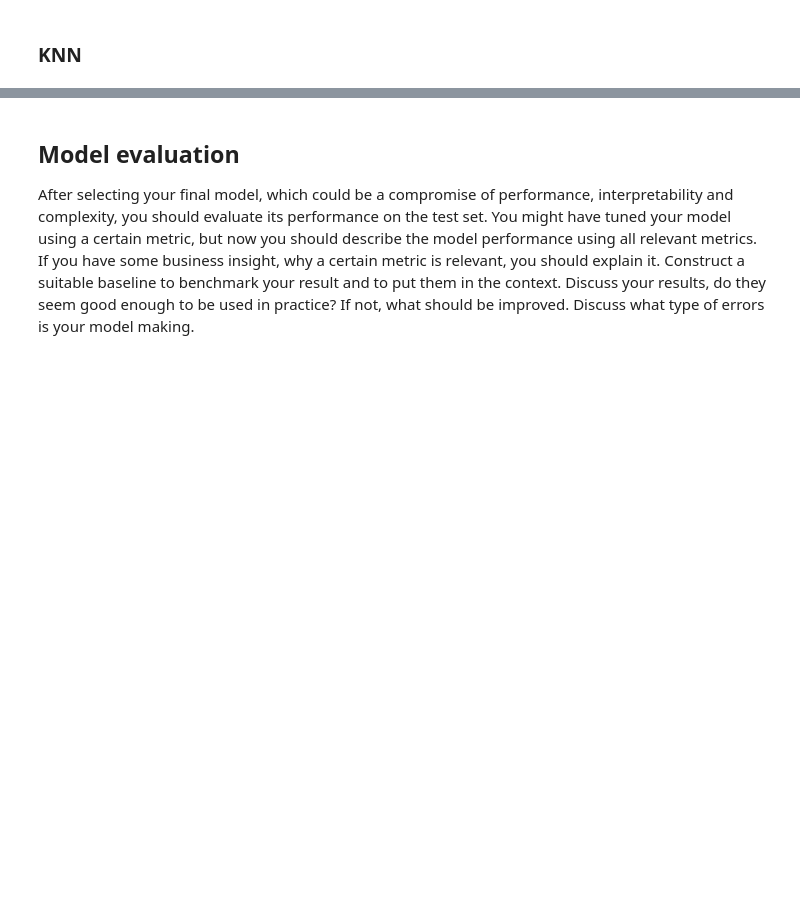
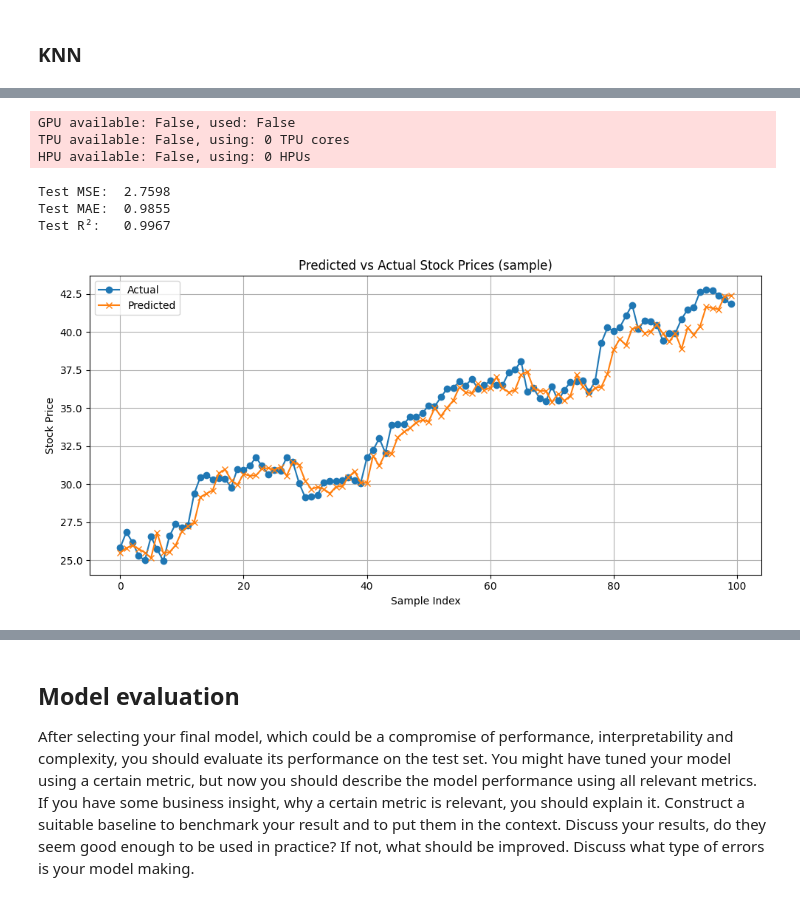
Before and after one commit to timmvdm/ML_Final_Project, a Jupyter notebook: gabriel/final_project.ipynb, the cells around one changed output, grey strips where cells are left out. Saved outputs shown, nothing was run; the diff lists cells and outputs as text; code cells hidden in the pictures; blank space fills up the shorter version.

```diff
--- a/gabriel/final_project.ipynb
+++ b/gabriel/final_project.ipynb
@@ -881,7 +991,6 @@ cat_param_grid = {
     'regressor__iterations': [300, 500, 700, 1000,1200]
 }
 
-cv = TimeSeriesSplit(n_splits=5)
 
 cat_grid_search = RandomizedSearchCV(cat_pipe, param_distributions=cat_param_grid, cv=cv, random_state=0, n_jobs=-1, n_iter=15, error_score='raise', scoring='neg_root_mean_squared_error')
 
@@ -1012,0 +1256,13 @@ Best parameters: {'knn__n_neighbors': 43, 'knn__weights': 'distance'}
+# %%
+features_nn = numerical_cols
+target_nn = 'Close'
+# %%
+from torchinfo import summary
+
+
+dm = StockDataModule(df_final, features=features_nn, target=target_nn, batch_size=64)
+
+# Model
+model = StockRegressionModel(input_dim=len(features_nn))
+
+summary(model)
@@ -1012,0 +1286,30 @@ Best parameters: {'knn__n_neighbors': 43, 'knn__weights': 'distance'}
+# %%
+# Callbacks
+early_stop = EarlyStopping(monitor="val_loss", patience=10, mode="min", verbose=True)
+checkpoint_cb = ModelCheckpoint(
+    monitor="val_loss",
+    mode="min",
+    save_top_k=1,
+    filename="best-stock-model-{epoch:02d}-{val_loss:.4f}",
+    verbose=True
+)
+from pytorch_lightning.loggers import CSVLogger
+
+csv_logger = CSVLogger("lightning_logs", name="stock_model")
+
+trainer = pl.Trainer(
+    max_epochs=100,
+    logger=csv_logger,
+    accelerator='auto',
+    callbacks=[early_stop, checkpoint_cb],
+    log_every_n_steps=1
+)
+
+# Train and test
+trainer.fit(model, datamodule=dm)
+best_model = StockRegressionModel.load_from_checkpoint(checkpoint_cb.best_model_path, input_dim=len(features_nn))
+trainer.test(best_model, datamodule=dm)
+# %% [output]
+GPU available: False, used: False
+TPU available: False, using: 0 TPU cores
+HPU available: False, using: 0 HPUs
@@ -1012,0 +1359,10 @@ Best parameters: {'knn__n_neighbors': 43, 'knn__weights': 'distance'}
+# %%
+best_model = StockRegressionModel.load_from_checkpoint(checkpoint_cb.best_model_path, input_dim=len(features_nn))
+
+# Run evaluation
+metrics = evaluate_model(best_model, datamodule=dm)
+# %% [output]
+Test MSE:  2.7598
+Test MAE:  0.9855
+Test R²:   0.9967
+[figure, added]
```
Also changed, not shown: parts of 25 cells of this notebook.
